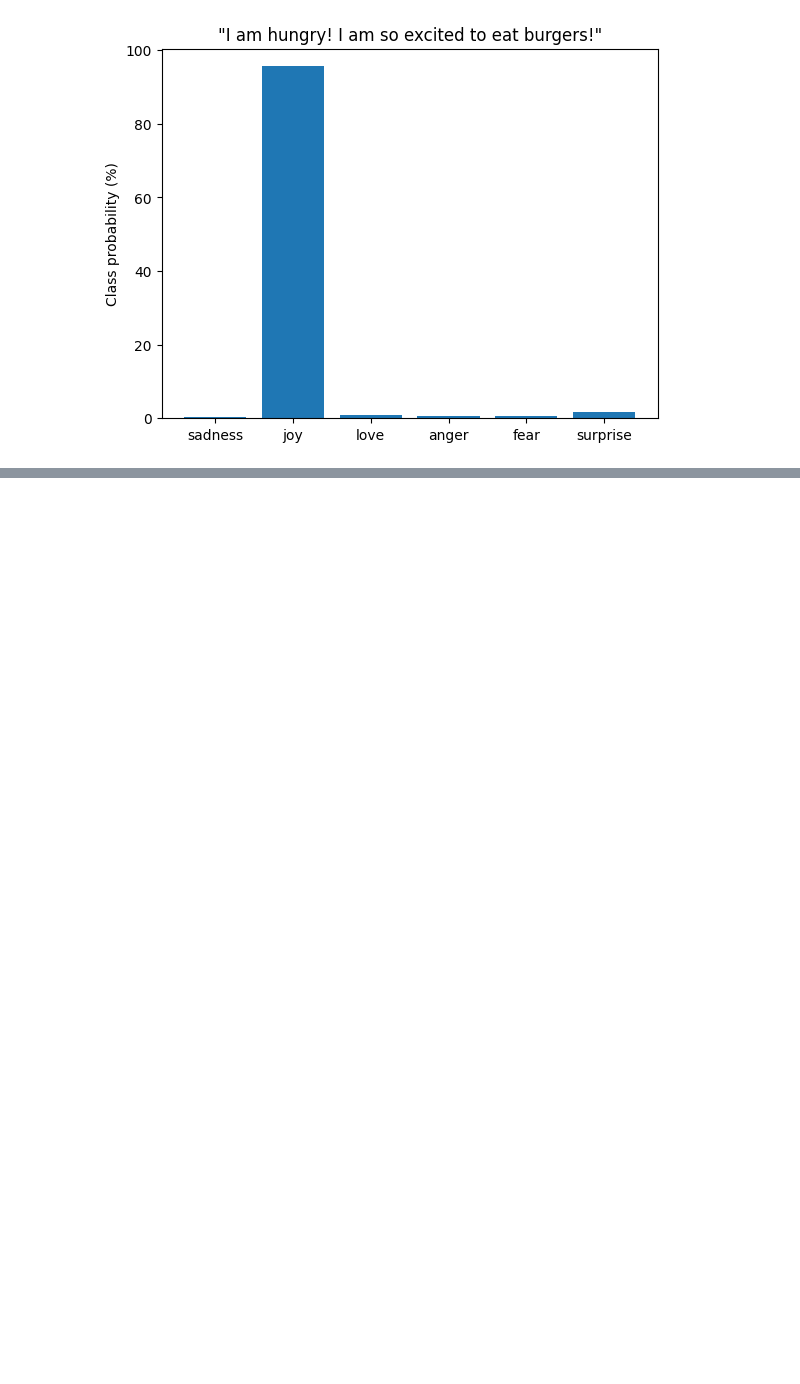
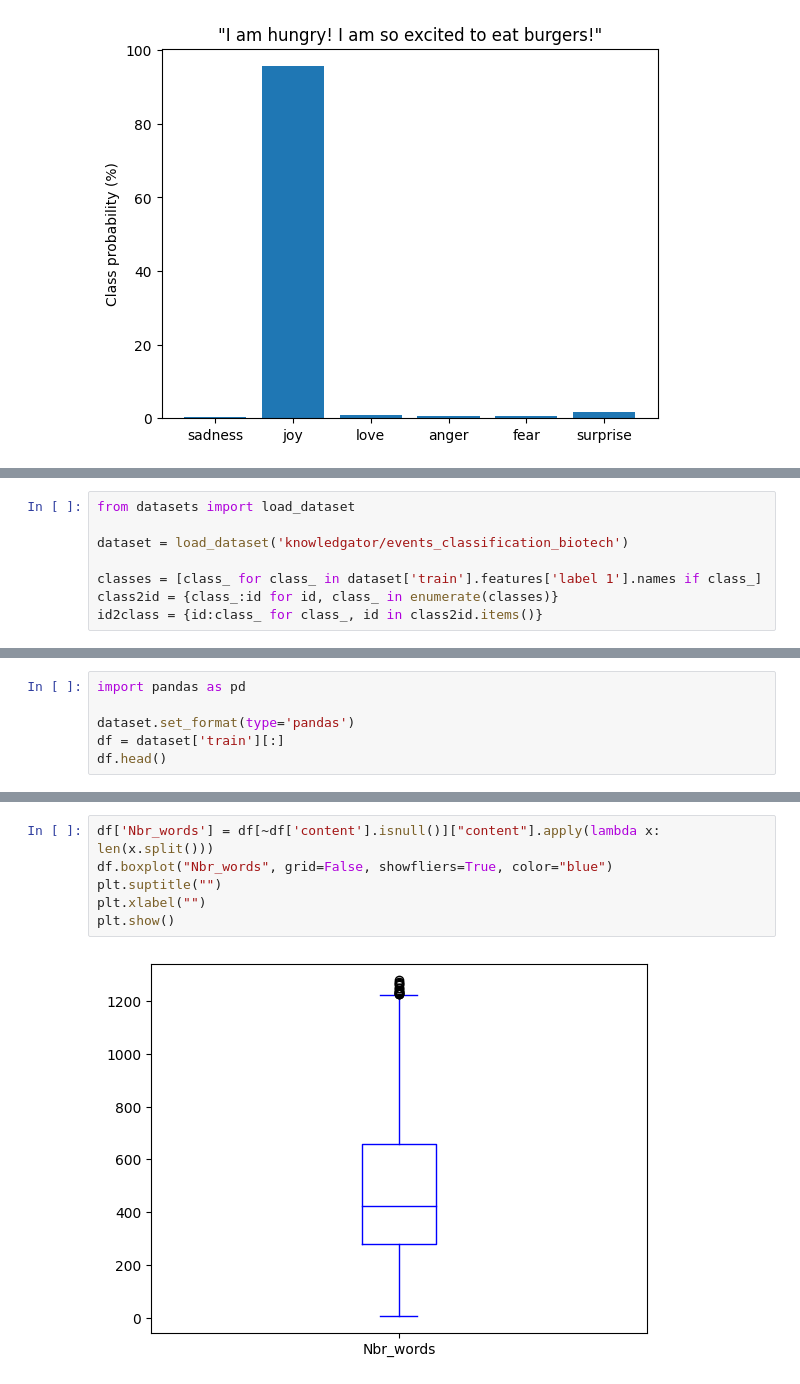
Before and after one commit to KlemPear/MachineLearning, a Jupyter notebook: Transformers/Text_classification_transformers.ipynb, the cells around one changed output, grey strips where cells are left out. Drawn from its saved outputs; the diff is of its cells as text; blank space fills up the shorter version.

```diff
--- a/Transformers/Text_classification_transformers.ipynb
+++ b/Transformers/Text_classification_transformers.ipynb
@@ -455,0 +466,8 @@ plt.show()
+# %%
+from datasets import load_dataset
+
+dataset = load_dataset('knowledgator/events_classification_biotech')
+
+classes = [class_ for class_ in dataset['train'].features['label 1'].names if class_]
+class2id = {class_:id for id, class_ in enumerate(classes)}
+id2class = {id:class_ for class_, id in class2id.items()}
@@ -455,0 +525,6 @@ plt.show()
+# %%
+import pandas as pd
+
+dataset.set_format(type='pandas')
+df = dataset['train'][:]
+df.head()
@@ -455,0 +553,8 @@ plt.show()
+# %%
+df['Nbr_words'] = df[~df['content'].isnull()]["content"].apply(lambda x: len(x.split()))
+df.boxplot("Nbr_words", grid=False, showfliers=True, color="blue")
+plt.suptitle("")
+plt.xlabel("")
+plt.show()
+# %% [output]
+[figure, added]
```
Also changed, not shown: parts of 21 cells of this notebook, 4 other files.
